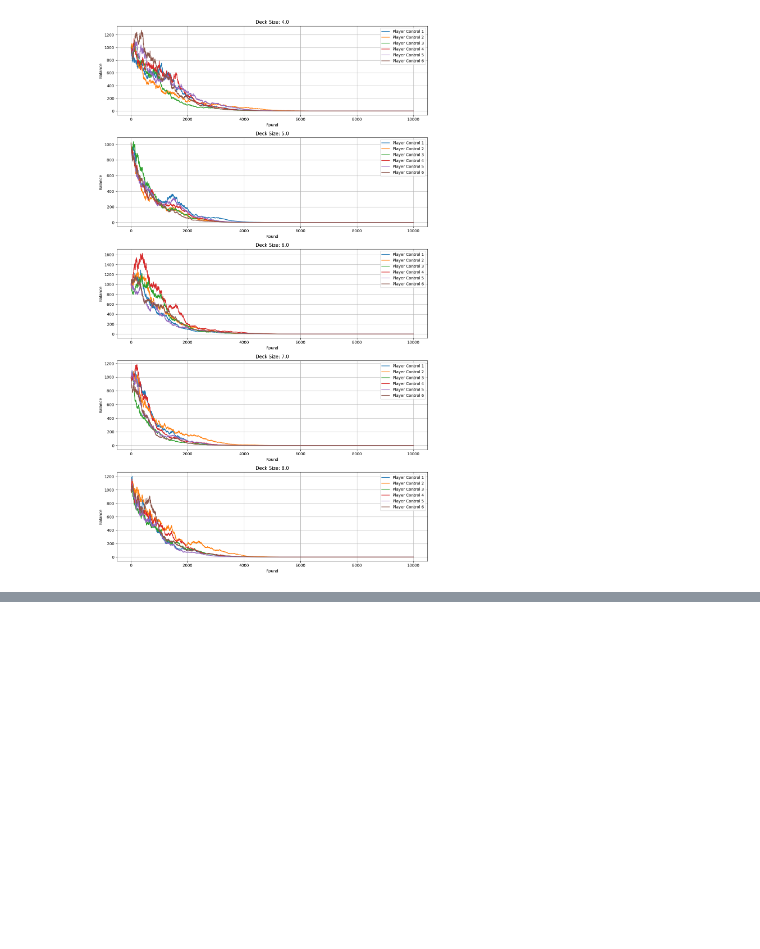
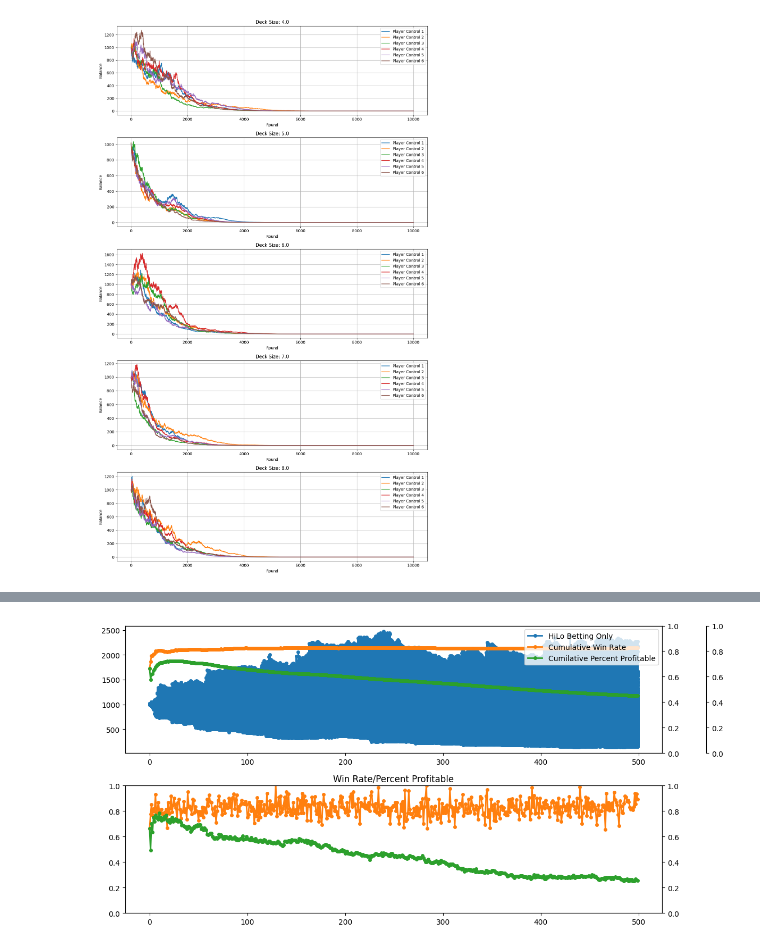
Before and after one commit to OmRanAlot/blackjackSimulator, a Jupyter notebook: analyze.ipynb, the cells around one changed output, grey strips where cells are left out. Saved outputs shown, nothing was run; the diff lists cells and outputs as text; code cells hidden in the pictures; blank space fills up the shorter version.

```diff
--- a/analyze.ipynb
+++ b/analyze.ipynb
@@ -113,0 +197,99 @@ plt.show()
+# %%
+""" 6 HiLo betting
+
+"""
+from matplotlib import figure
+import matplotlib.colors as mcolors
+results = pd.read_csv("HiLo_BettingOnly_100G500R6D6P.csv")
+colors = list(mcolors.TABLEAU_COLORS.values())  # or mcolors.BASE_COLORS, mcolors.CSS4_COLORS
+
+win_rate = []
+cum_sum = 0
+cum_profit =0
+
+for i in range(500):
+    round = results[results["round"] == i]
+    win = round[round["win"]==1]
+    lose = round[round["loss"] ==1]
+    amount_profit = round[round["balance"] > 1000]
+
+    cum_profit += len(amount_profit) / 300
+    avg_profit = cum_profit / (i+1)
+
+    cum_sum += len(win) / 300
+    avg = cum_sum / (i+1)
+    win_rate.append(
+        {"round":i,
+        "wins": len(win),
+        "losses": len(lose),
+        "win_rate": len(win) / 300,
+        "percent_proftiable": len(amount_profit)/300,
+        "cum_average_WR": avg,
+        "cum_average_profit": avg_profit
+        })
+
+
+win_rate_df = pd.DataFrame(win_rate)
+
+print("Average Win Rate: ", win_rate_df["win_rate"].mean())
+print("Average Percent Profitable: ", win_rate_df["percent_proftiable"].mean())
+
+fig, axs = plt.subplots(nrows=2, ncols=1, figsize=(12, 6))
+
+ax1 = axs[0]
+ax2 = ax1.twinx()
+ax3 = ax1.twinx()
+
+# Offset ax3 to avoid overlapping with ax2
+ax3.spines["right"].set_position(("outward", 60))
+
+#actual results
+ax1.plot(results['round'], results['balance'],
+         marker='o', linewidth=2, markersize=4,
+         label='HiLo Betting Only', color=colors[0])
+
+#Cumulative Win Rate
+ax2.plot(win_rate_df['round'], win_rate_df['cum_average_WR'],
+         marker='o', linewidth=2, markersize=4,
+         label='Cumulative Win Rate', color=colors[1],
+         )
+ax2.set_ylim(0, 1)
+
+ax3.plot(win_rate_df['round'], win_rate_df["cum_average_profit"],
+         marker='o', linewidth=2, markersize=4,
+         label='Cumilative Percent Profitable', color=colors[2],
+         )
+ax3.set_ylim(0, 1)
+
+#win rate
+axs[1].plot(win_rate_df['round'], win_rate_df['win_rate'],
+         marker='o', linewidth=2, markersize=4,
+         label='Win Rate', color=colors[1],
+         )
+axs[1].set_ylim(0, 1)
+axs[1].set_title("Win Rate/Percent Profitable")
+
+axs_2 = axs[1].twinx()
+
+#Percent Profitable
+axs_2.plot(win_rate_df['round'], win_rate_df['percent_proftiable'],
+         marker='o', linewidth=2, markersize=4,
+         label='Percent Profitable', color=colors[2],
+         )
+axs_2.set_ylim(0, 1)
+
+lines1, labels1 = ax1.get_legend_handles_labels()
+lines2, labels2 = ax2.get_legend_handles_labels()
+lines3, labels3 = ax3.get_legend_handles_labels()
+ax2.legend(lines1 + lines2 + lines3, labels1 + labels2 + labels3, loc='upper right')
+
+fig.tight_layout()
+
+# Show the plot
+plt.show()
+"""
+Using true count to place bets was the most effective
+using true count to make decisions was the least effective and using both was worse
+
+"""
+# %% [output]
@@ -113,0 +313 @@ plt.show()
+[figure, added]
```
Also changed, not shown: parts of 3 cells of this notebook, 4 other files.
